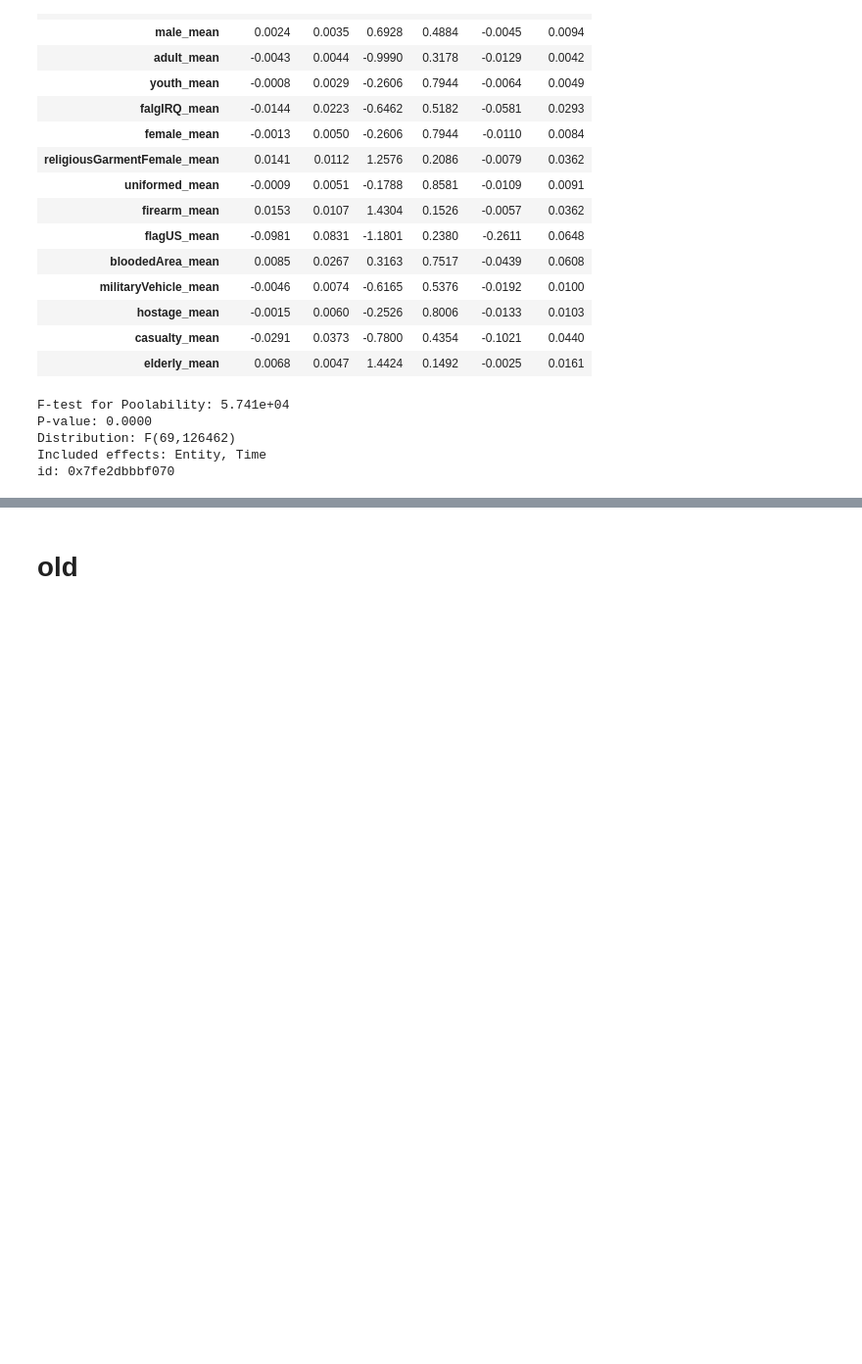
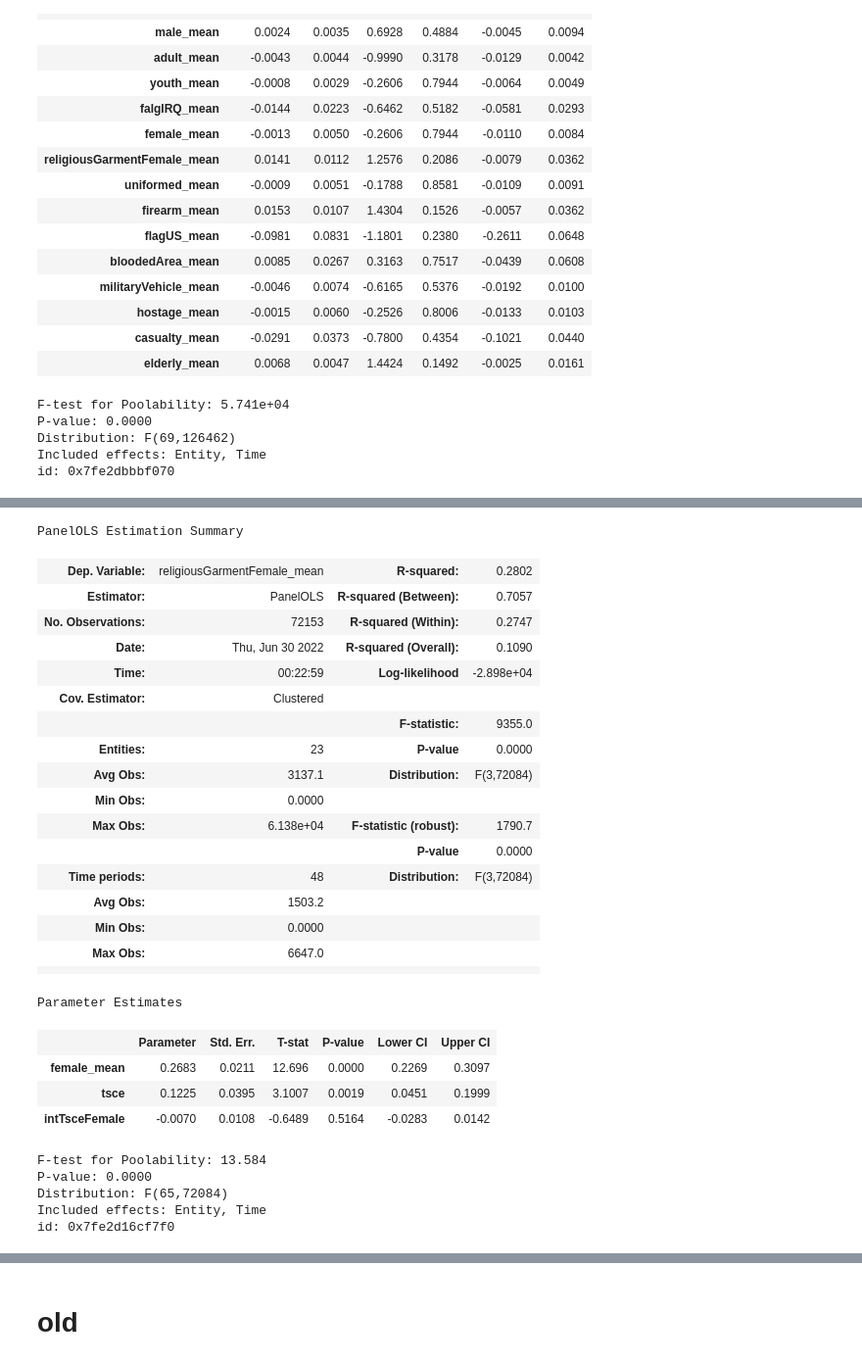
Before and after one commit to Polichinel/Detectron2, a Jupyter notebook: misc/assorted_stats.ipynb, the cells around one changed output, grey strips where cells are left out. Shown at 98% size. Drawn from its saved outputs; the diff is of its cells as text; code cells hidden in the pictures; blank space fills up the shorter version.

```diff
--- a/misc/assorted_stats.ipynb
+++ b/misc/assorted_stats.ipynb
@@ -1046,0 +1129,43 @@ id: 0x7fe2dbbbf220
+# %%
+df_sub_fem = df_sub[df_sub['female_mean']>0].copy()
+
+df_sub_fem['intTsceFemale'] = df_sub_fem.loc[:,'tsce']  * df_sub_fem.loc[:,'female_mean']
+
+X = df_sub_fem.loc[:,['female_mean', 'tsce', 'intTsceFemale']] # raw is ref
+y = df_sub_fem.loc[:, 'religiousGarmentFemale_mean']
+
+m = PanelOLS(dependent=y,
+            exog=X,
+            entity_effects=True,
+            time_effects=True)
+
+m.fit(cov_type='clustered', cluster_time=True, cluster_entity=True)
+# %% [output]
+PanelOLS Estimation Summary
+| Dep. Variable: | religiousGarmentFemale_mean | R-squared: | 0.2802 |
+| Estimator: | PanelOLS | R-squared (Between): | 0.7057 |
+| No. Observations: | 72153 | R-squared (Within): | 0.2747 |
+| Date: | Thu, Jun 30 2022 | R-squared (Overall): | 0.1090 |
+| Time: | 00:22:59 | Log-likelihood | -2.898e+04 |
+| Cov. Estimator: | Clustered |  |  |
+|  |  | F-statistic: | 9355.0 |
+| Entities: | 23 | P-value | 0.0000 |
+| Avg Obs: | 3137.1 | Distribution: | F(3,72084) |
+| Min Obs: | 0.0000 |  |  |
+| Max Obs: | 6.138e+04 | F-statistic (robust): | 1790.7 |
+|  |  | P-value | 0.0000 |
+| Time periods: | 48 | Distribution: | F(3,72084) |
+| Avg Obs: | 1503.2 |  |  |
+| Min Obs: | 0.0000 |  |  |
+| Max Obs: | 6647.0 |  |  |
+|  |  |  |  |
+Parameter Estimates
+|  | Parameter | Std. Err. | T-stat | P-value | Lower CI | Upper CI |
+| female_mean | 0.2683 | 0.0211 | 12.696 | 0.0000 | 0.2269 | 0.3097 |
+| tsce | 0.1225 | 0.0395 | 3.1007 | 0.0019 | 0.0451 | 0.1999 |
+| intTsceFemale | -0.0070 | 0.0108 | -0.6489 | 0.5164 | -0.0283 | 0.0142 |
+F-test for Poolability: 13.584
+P-value: 0.0000
+Distribution: F(65,72084)
+Included effects: Entity, Time
+id: 0x7fe2d16cf7f0
```
Also changed, not shown: parts of 10 cells of this notebook.
